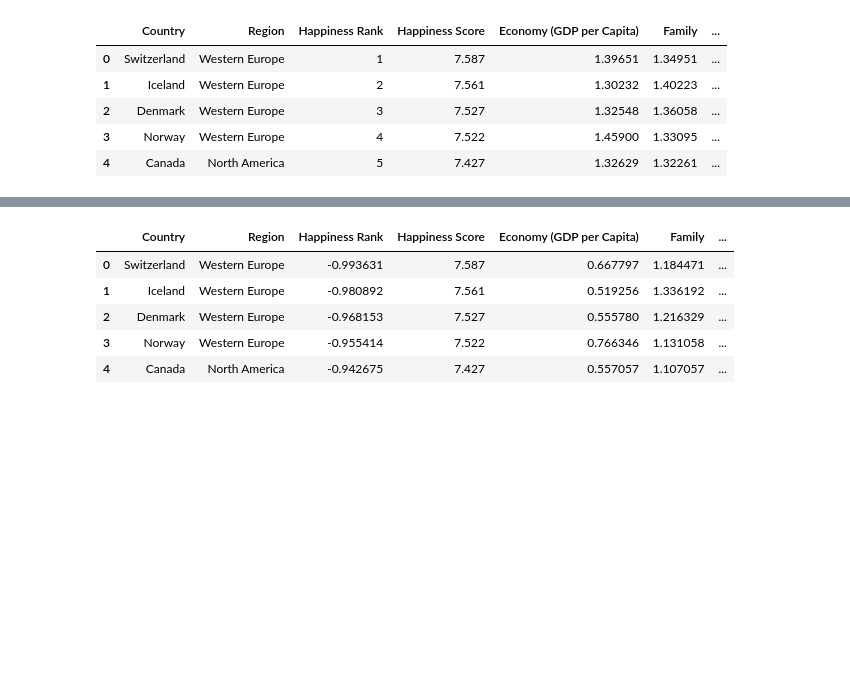
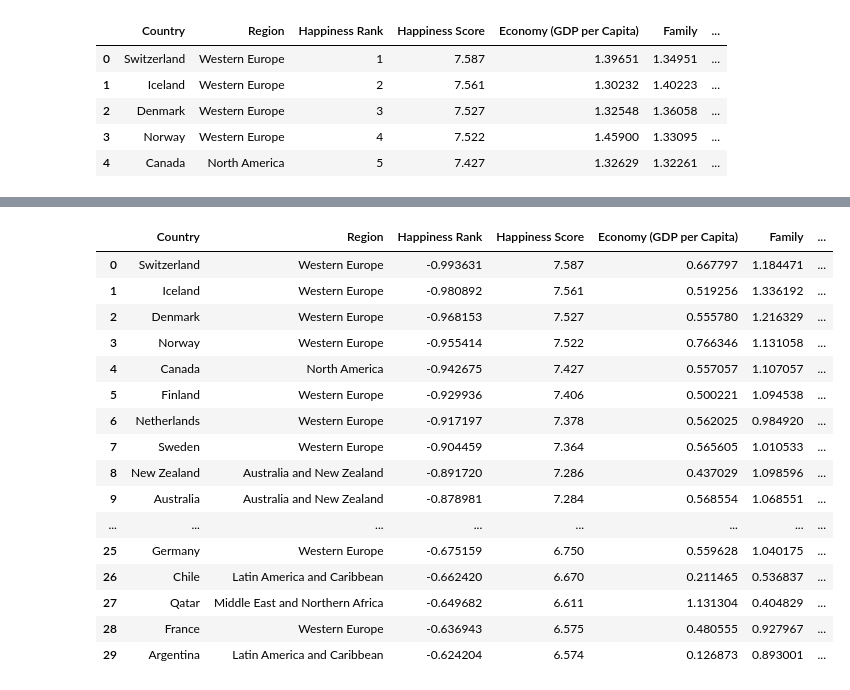
Before and after one commit to Adalab/DA-promo-c-modulo-3-sprint-1-AnaG-Laura, a Jupyter notebook: Regresón Lineal/Lección-6-Estandarizacion.ipynb, the cells around one changed output, grey strips where cells are left out. Drawn from its saved outputs; the diff is of its cells as text; code cells hidden in the pictures; blank space fills up the shorter version.

```diff
--- a/Regresón Lineal/Lección-6-Estandarizacion.ipynb
+++ b/Regresón Lineal/Lección-6-Estandarizacion.ipynb
@@ -117,13 +117,23 @@ numericas_robust.head()
 | 4 | -0.942675 | 0.557057 | 1.107057 | 0.720608 | 0.995200 | 1.904941 | ... |
 # %%
 df[numericas_robust.columns] = numericas_robust
-df.head()
 # %% [output]
 |  | Country | Region | Happiness Rank | Happiness Score | Economy (GDP per Capita) | Family | ... |
 | 0 | Switzerland | Western Europe | -0.993631 | 7.587 | 0.667797 | 1.184471 | ... |
 | 1 | Iceland | Western Europe | -0.980892 | 7.561 | 0.519256 | 1.336192 | ... |
 | 2 | Denmark | Western Europe | -0.968153 | 7.527 | 0.555780 | 1.216329 | ... |
 | 3 | Norway | Western Europe | -0.955414 | 7.522 | 0.766346 | 1.131058 | ... |
 | 4 | Canada | North America | -0.942675 | 7.427 | 0.557057 | 1.107057 | ... |
+| 5 | Finland | Western Europe | -0.929936 | 7.406 | 0.500221 | 1.094538 | ... |
+| 6 | Netherlands | Western Europe | -0.917197 | 7.378 | 0.562025 | 0.984920 | ... |
+| 7 | Sweden | Western Europe | -0.904459 | 7.364 | 0.565605 | 1.010533 | ... |
+| 8 | New Zealand | Australia and New Zealand | -0.891720 | 7.286 | 0.437029 | 1.098596 | ... |
+| 9 | Australia | Australia and New Zealand | -0.878981 | 7.284 | 0.568554 | 1.068551 | ... |
+| ... | ... | ... | ... | ... | ... | ... | ... |
+| 25 | Germany | Western Europe | -0.675159 | 6.750 | 0.559628 | 1.040175 | ... |
+| 26 | Chile | Latin America and Caribbean | -0.662420 | 6.670 | 0.211465 | 0.536837 | ... |
+| 27 | Qatar | Middle East and Northern Africa | -0.649682 | 6.611 | 1.131304 | 0.404829 | ... |
+| 28 | France | Western Europe | -0.636943 | 6.575 | 0.480555 | 0.927967 | ... |
+| 29 | Argentina | Latin America and Caribbean | -0.624204 | 6.574 | 0.126873 | 0.893001 | ... |
 # %%
 df.to_csv("archive/estandarizado.csv")
```
Also changed, not shown: 2 other files.
